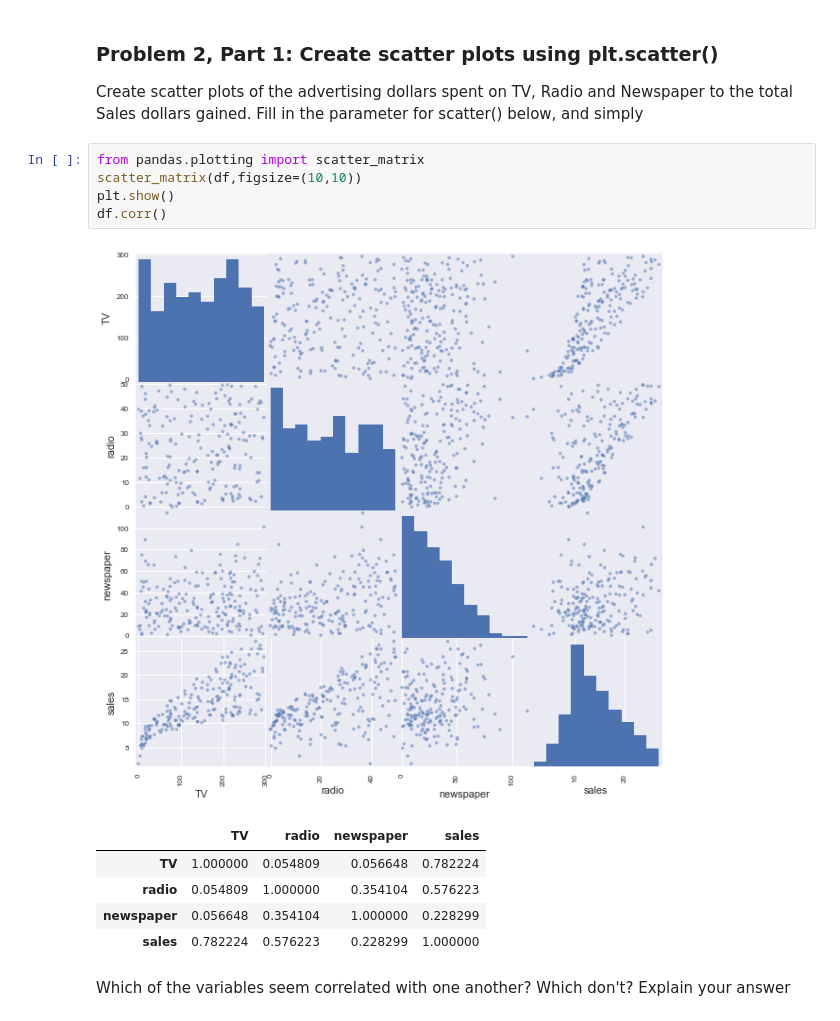
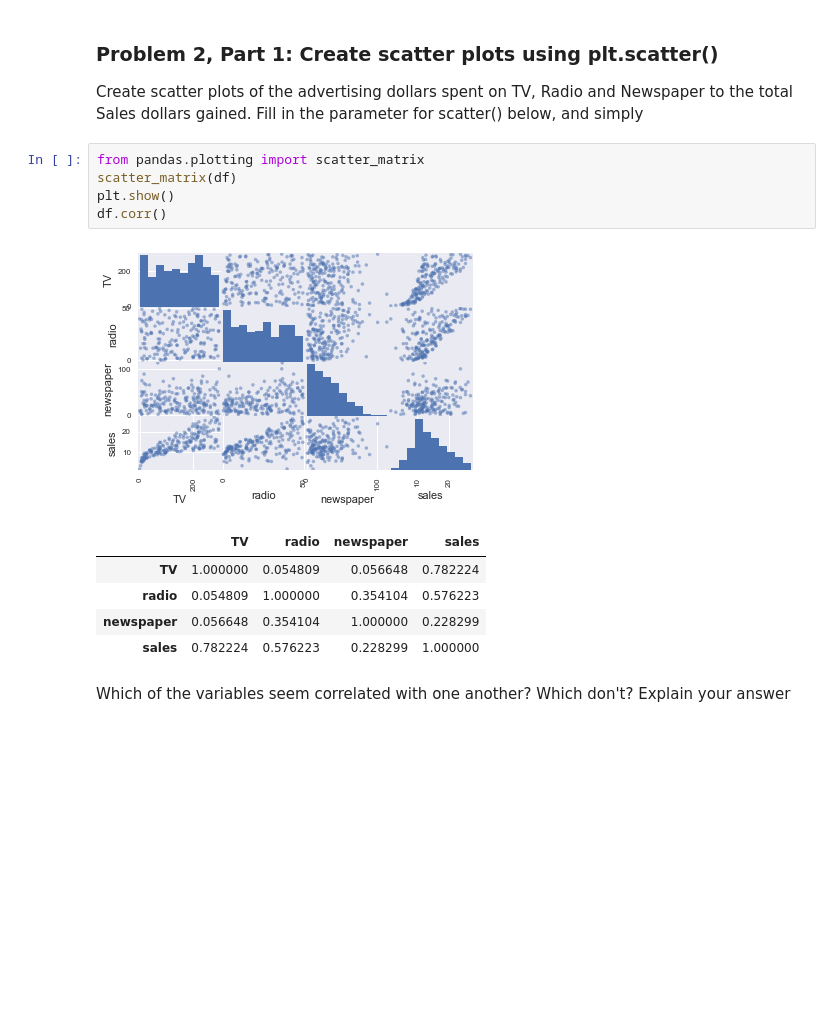
Before and after one commit to Columbia-Intro-Data-Science/python-introduction-an2683, a Jupyter notebook: mynotebooksolutions.ipynb, the cells around one changed output. Saved outputs shown, nothing was run; the diff lists cells and outputs as text; blank space fills up the shorter version.

```diff
--- a/mynotebooksolutions.ipynb
+++ b/mynotebooksolutions.ipynb
@@ -96,11 +96,11 @@ The X-variables show very different ranges and magnitudes.  WIthout normalizatio
 Create scatter plots of the advertising dollars spent on TV, Radio and Newspaper to the total Sales dollars gained. Fill in the parameter for scatter() below, and simply
 # %%
 from pandas.plotting import scatter_matrix
-scatter_matrix(df,figsize=(10,10))
+scatter_matrix(df)
 plt.show()
 df.corr()
 # %% [output]
-[figure, old version]
+[figure, new version]
 |  | TV | radio | newspaper | sales |
 | TV | 1.000000 | 0.054809 | 0.056648 | 0.782224 |
 | radio | 0.054809 | 1.000000 | 0.354104 | 0.576223 |
```
Also changed, not shown: parts of 4 cells of this notebook.
